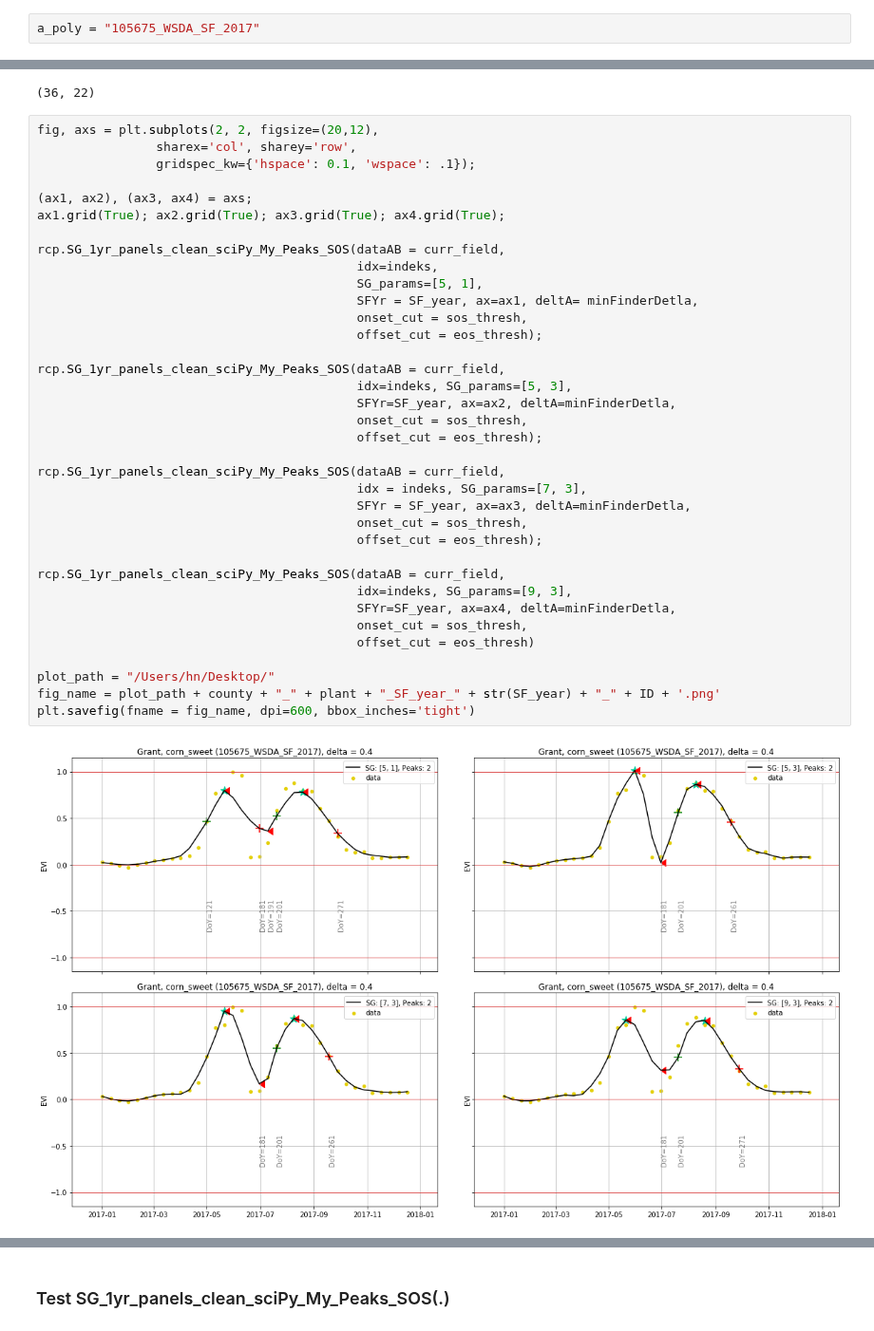
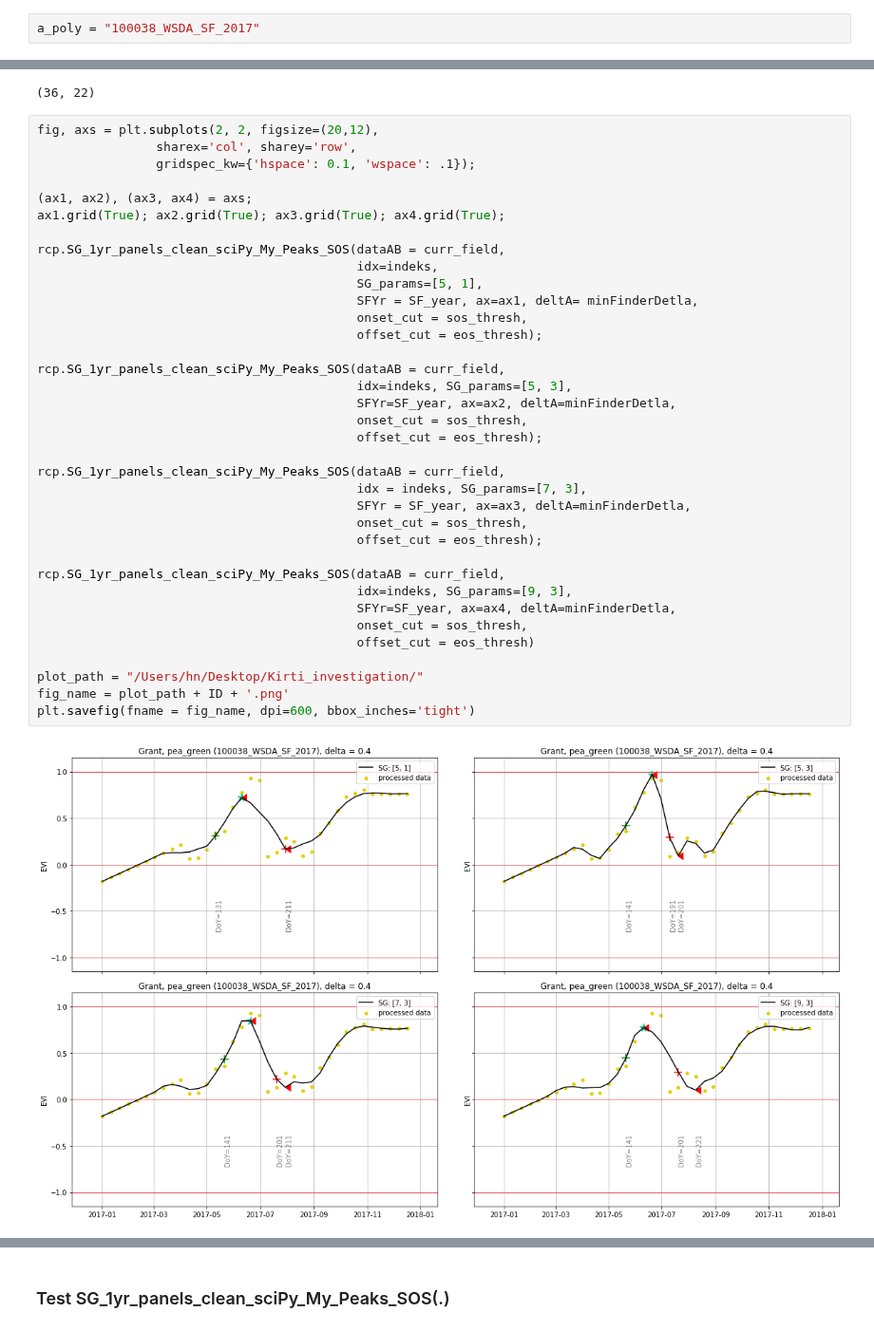
Before and after one commit to sunil21075/Ag, a Jupyter notebook: remote_sensing/python/Local_Jupyter_NoteBooks/scratches_to_experiment/test_SOS_plot_Aeolus.ipynb, the cells around one changed output, grey strips where cells are left out. Shown at 95% size. Drawn from its saved outputs; the diff is of its cells as text.

```diff
--- a/remote_sensing/python/Local_Jupyter_NoteBooks/scratches_to_experiment/test_SOS_plot_Aeolus.ipynb
+++ b/remote_sensing/python/Local_Jupyter_NoteBooks/scratches_to_experiment/test_SOS_plot_Aeolus.ipynb
@@ -95,7 +97,7 @@ del(a_df)
 polygon_list = np.sort(an_EE_TS['ID'].unique())
 a_poly = polygon_list[81]
 # %%
-a_poly = "105675_WSDA_SF_2017"
+a_poly = "100038_WSDA_SF_2017"
 # %%
 curr_field = an_EE_TS[an_EE_TS['ID']==a_poly].copy()
 curr_field = curr_field[curr_field.image_year == SF_year]
@@ -121,33 +123,33 @@ fig, axs = plt.subplots(2, 2, figsize=(20,12),
 (ax1, ax2), (ax3, ax4) = axs;
 ax1.grid(True); ax2.grid(True); ax3.grid(True); ax4.grid(True);
 
 rcp.SG_1yr_panels_clean_sciPy_My_Peaks_SOS(dataAB = curr_field,
                                            idx=indeks,
                                            SG_params=[5, 1],
                                            SFYr = SF_year, ax=ax1, deltA= minFinderDetla,
                                            onset_cut = sos_thresh,
                                            offset_cut = eos_thresh);
 
 rcp.SG_1yr_panels_clean_sciPy_My_Peaks_SOS(dataAB = curr_field,
                                            idx=indeks, SG_params=[5, 3],
                                            SFYr=SF_year, ax=ax2, deltA=minFinderDetla,
                                            onset_cut = sos_thresh,
                                            offset_cut = eos_thresh);
 
 rcp.SG_1yr_panels_clean_sciPy_My_Peaks_SOS(dataAB = curr_field,
                                            idx = indeks, SG_params=[7, 3],
                                            SFYr = SF_year, ax=ax3, deltA=minFinderDetla,
                                            onset_cut = sos_thresh,
                                            offset_cut = eos_thresh);
 
 rcp.SG_1yr_panels_clean_sciPy_My_Peaks_SOS(dataAB = curr_field,
                                            idx=indeks, SG_params=[9, 3],
                                            SFYr=SF_year, ax=ax4, deltA=minFinderDetla,
                                            onset_cut = sos_thresh,
                                            offset_cut = eos_thresh)
 
-plot_path = "/Users/hn/Desktop/"
-fig_name = plot_path + county + "_" + plant + "_SF_year_" + str(SF_year) + "_" + ID + '.png'
+plot_path = "/Users/hn/Desktop/Kirti_investigation/"
+fig_name = plot_path + ID + '.png'
 plt.savefig(fname = fig_name, dpi=600, bbox_inches='tight')
 # %% [output]
-[figure, old version]
+[figure, new version]
```
Also changed, not shown: parts of 16 cells of this notebook, 13 other files.
